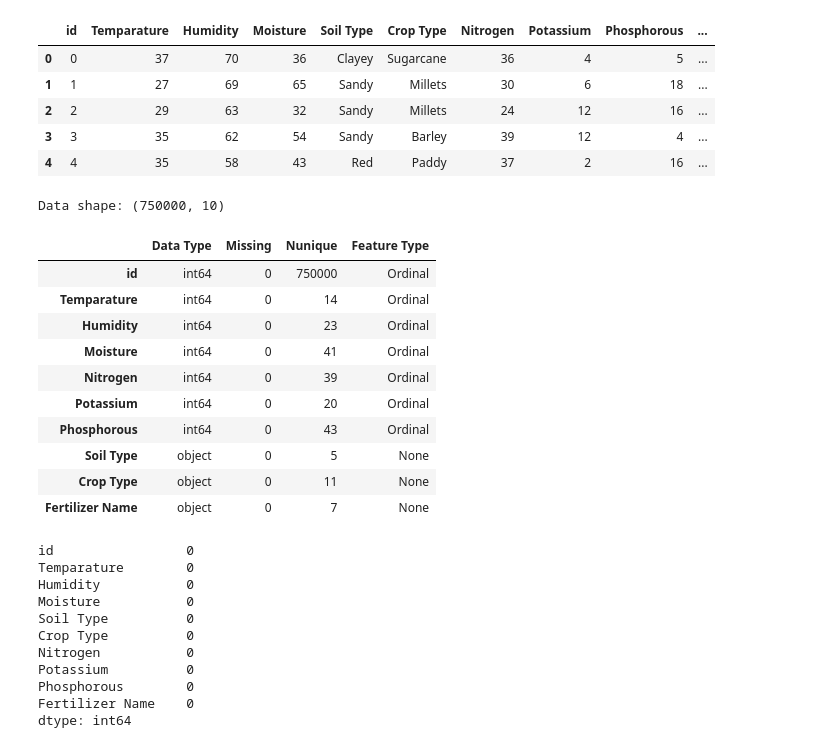
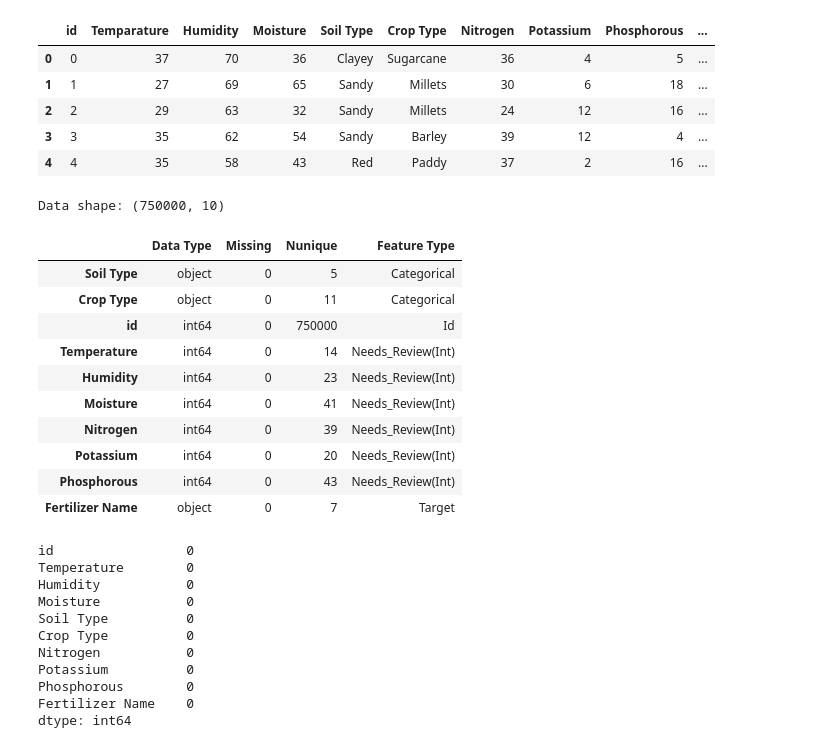
Before and after one commit to brocolies/Pred-Opt-Fertilizers, a Jupyter notebook: notebook/eda_init.ipynb, the cells around one changed output. Drawn from its saved outputs; the diff is of its cells as text; code cells hidden in the pictures.

```diff
--- a/notebook/eda_init.ipynb
+++ b/notebook/eda_init.ipynb
@@ -20,27 +20,30 @@ train_df.head()
 | 3 | 3 | 35 | 62 | 54 | Sandy | Barley | 39 | 12 | 4 | ... |
 | 4 | 4 | 35 | 58 | 43 | Red | Paddy | 37 | 2 | 16 | ... |
 # %%
-feature_table = resumetable(train_df)
+train_df = train_df.rename(columns={'Temparature': 'Temperature'})
+test_df = test_df.rename(columns={'Temparature': 'Temperature'})
+
+feature_table = resumetable(train_df, 'Fertilizer Name')
 feature_table
 # %% [output]
 Data shape: (750000, 10)
 |  | Data Type | Missing | Nunique | Feature Type |
-| id | int64 | 0 | 750000 | Ordinal |
-| Temparature | int64 | 0 | 14 | Ordinal |
-| Humidity | int64 | 0 | 23 | Ordinal |
-| Moisture | int64 | 0 | 41 | Ordinal |
-| Nitrogen | int64 | 0 | 39 | Ordinal |
-| Potassium | int64 | 0 | 20 | Ordinal |
-| Phosphorous | int64 | 0 | 43 | Ordinal |
-| Soil Type | object | 0 | 5 | None |
-| Crop Type | object | 0 | 11 | None |
-| Fertilizer Name | object | 0 | 7 | None |
+| Soil Type | object | 0 | 5 | Categorical |
+| Crop Type | object | 0 | 11 | Categorical |
+| id | int64 | 0 | 750000 | Id |
+| Temperature | int64 | 0 | 14 | Needs_Review(Int) |
+| Humidity | int64 | 0 | 23 | Needs_Review(Int) |
+| Moisture | int64 | 0 | 41 | Needs_Review(Int) |
+| Nitrogen | int64 | 0 | 39 | Needs_Review(Int) |
+| Potassium | int64 | 0 | 20 | Needs_Review(Int) |
+| Phosphorous | int64 | 0 | 43 | Needs_Review(Int) |
+| Fertilizer Name | object | 0 | 7 | Target |
 # %%
 null_sum_series = (train_df == -1).sum() # sum(): 기본적으로 세로줄에 대한 연산
 print(null_sum_series)
 # %% [output]
 id                 0
-Temparature        0
+Temperature        0
 Humidity           0
 Moisture           0
 Soil Type          0
```
Also changed, not shown: parts of 7 cells of this notebook, 1 other file.
